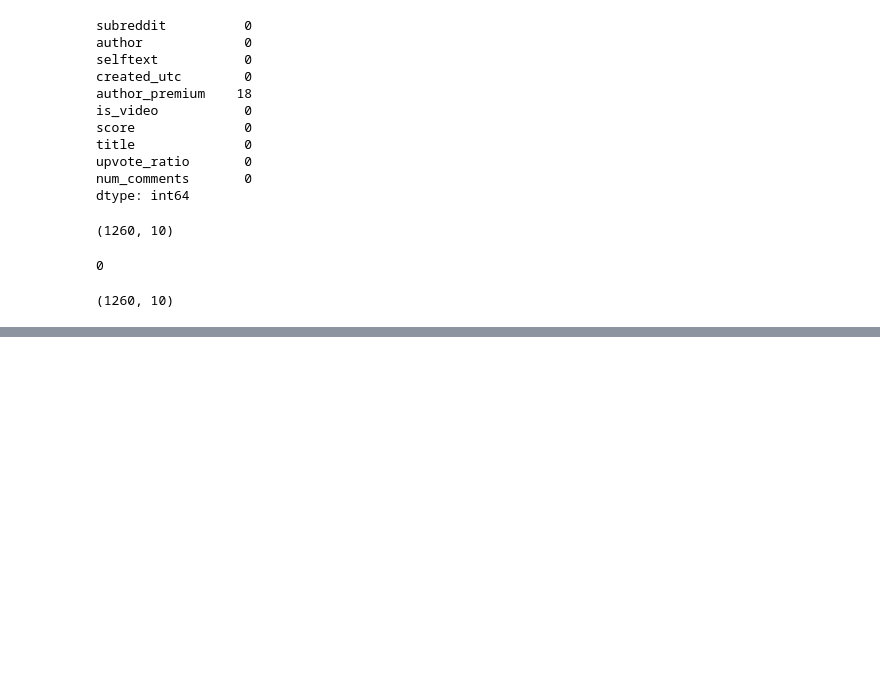
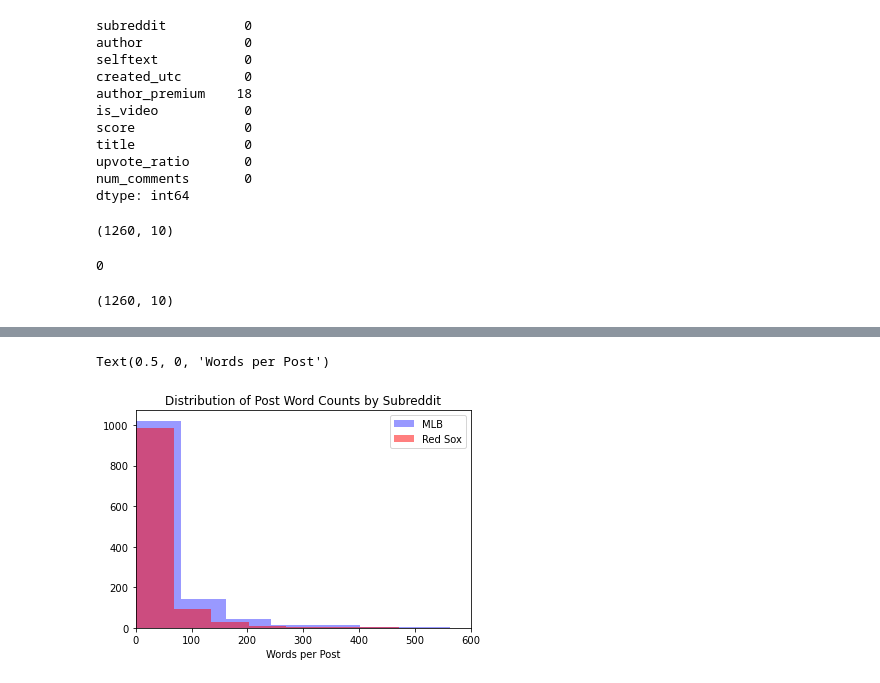
Before and after one commit to pemurp19/Web-Scraping-and-NLP---Reddit, a Jupyter notebook: code/Cleaning and EDA.ipynb, the cells around one changed output, grey strips where cells are left out. Drawn from its saved outputs; the diff is of its cells as text; code cells hidden in the pictures; blank space fills up the shorter version.

```diff
--- a/code/Cleaning and EDA.ipynb
+++ b/code/Cleaning and EDA.ipynb
@@ -237,0 +254,6 @@ dtype: int64
+# %%
+# look into the length and word count of posts
+# create new columns for post lengths
+mlb['post_char_length'] = [len(str(i)) for i in mlb['selftext']]
+mlb['post_word_count'] = [len(str(i).split(" ")) for i in mlb['selftext']]
+mlb.head(2)
@@ -354,0 +396,6 @@ redsox.shape
+# %%
+# RedSoxGameday account (information for each game)
+# removed posts from this users as it’s more informational
+# and not indicative of sentiment or fan opinion
+redsox = redsox[redsox['author'] != 'RedSoxGameday']
+redsox.shape
@@ -354,0 +408,6 @@ redsox.shape
+# %%
+# look into the length and word count of posts
+# create new columns for post lengths
+redsox['post_char_length'] = [len(str(i)) for i in redsox['selftext']]
+redsox['post_word_count'] = [len(str(i).split(" ")) for i in redsox['selftext']]
+redsox.head(2)
@@ -354,0 +418,13 @@ redsox.shape
+# %%
+# Use sns.distplot() to visualize the distribution of status
+# word counts for posts by users
+
+plt.hist(mlb['post_word_count'], color = 'b', alpha=0.4, label='MLB', bins=20)
+plt.hist(redsox['post_word_count'], color = 'r', alpha=0.5, label='Red Sox', bins=20)
+plt.legend()
+plt.title('Distribution of Post Word Counts by Subreddit')
+plt.xlim(0,600)
+plt.xlabel('Words per Post')
+# %% [output]
+Text(0.5, 0, 'Words per Post')
+[figure, added]
```
Also changed, not shown: parts of 74 cells of this notebook, 3 other files.
